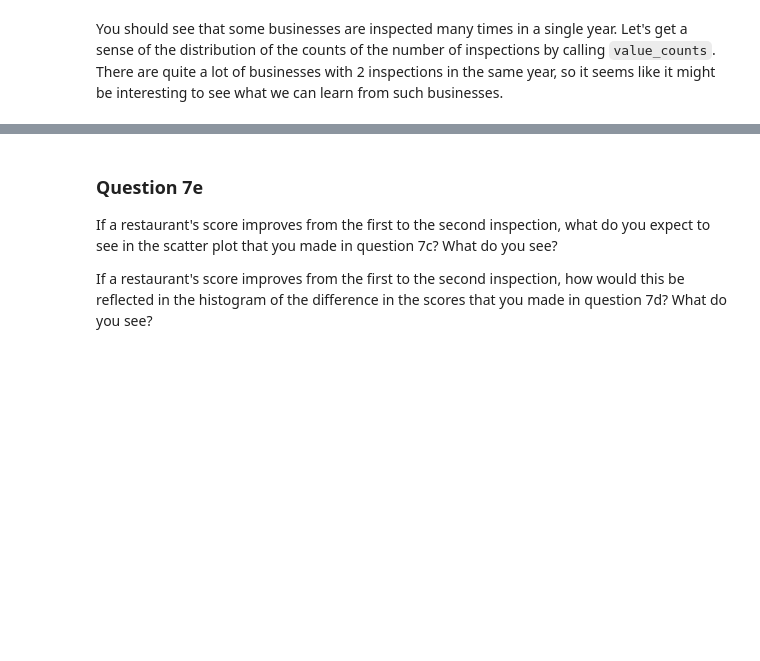
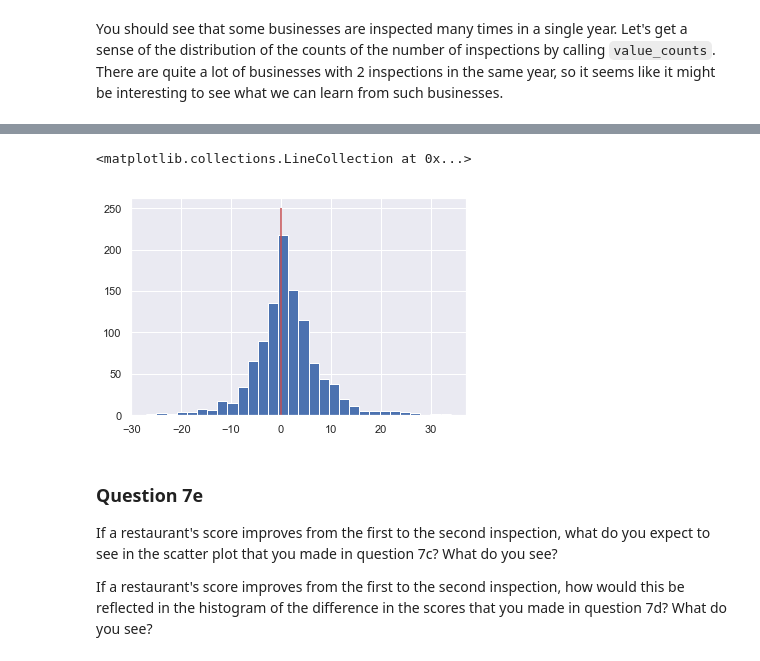
Before and after one commit to lasttillend/DS100, a Jupyter notebook: hw/hw1/hw1.ipynb, the cells around one changed output, grey strips where cells are left out. Saved outputs shown, nothing was run; the diff lists cells and outputs as text; code cells hidden in the pictures; blank space fills up the shorter version.

```diff
--- a/hw/hw1/hw1.ipynb
+++ b/hw/hw1/hw1.ipynb
@@ -869,9 +1220,11 @@ The scatter plot shoud look like this:
 def group_to_list(group):
     return list(group)
 
-ins2016 = ins[ins['year'] == 2016]
-scores_list_by_business = ins2016.sort_values("date")[["business_id", "score"]].groupby("business_id").agg(group_to_list).rename({"score": "score_pair"}, axis=1)
-scores_pairs_by_business = scores_list_by_business[scores_list_by_business.score_pair.apply(lambda x: len(x) == 2)]
+ins_2016 = ins[ins['year'] == 2016]
+## we need to sort based on date to keep the inspection time in order
+score_list_by_business = ins_2016.sort_values('date').groupby("business_id")['score'].agg(group_to_list)
+scores_pairs_by_business = score_list_by_business[score_list_by_business.apply(lambda x : len(x) == 2)].to_frame().rename(columns = {'score' : 'score_pair'})
+scores_pairs_by_business
 
 # YOUR CODE HERE
 # raise NotImplementedError()
@@ -909,10 +1286,14 @@ The histogram should look like this:
 # %%
 # Create histogram here
 # YOUR CODE HERE
 first_score, second_score = np.array(first_score), np.array(second_score)
 diff = second_score - first_score
-plt.hist(diff, bins=30)
+plt.hist(diff, bins = 30)
+plt.vlines(x = 0, ymin = 0, ymax = 250, colors = 'r')
 # raise NotImplementedError()
+# %% [output]
+<matplotlib.collections.LineCollection at 0x...>
+[figure, added]
 # %% [markdown]
 ### Question 7e
 
```
Also changed, not shown: parts of 52 cells of this notebook, 5 other files.
